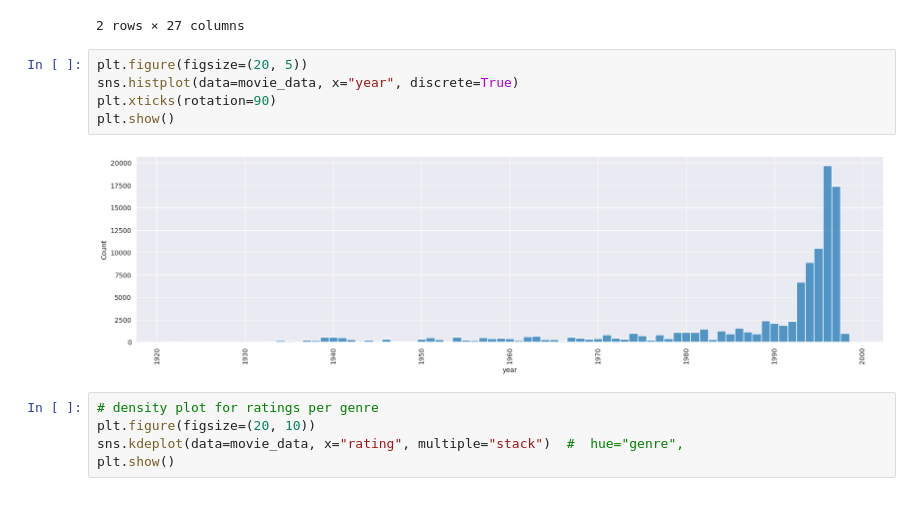
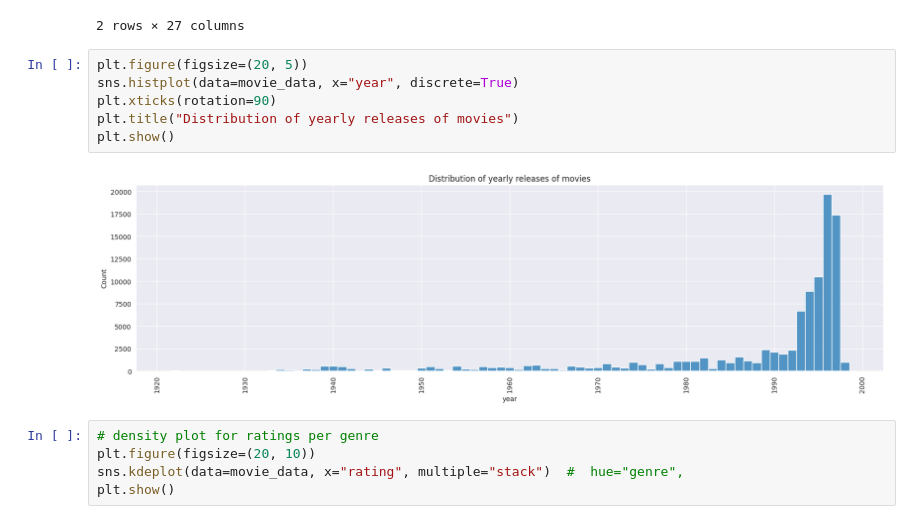
Before and after one commit to pkyoyetera/dynamic-graph-evolution, a Jupyter notebook: notebooks/movie_lens.ipynb, the cells around one changed output. Saved outputs shown, nothing was run; the diff lists cells and outputs as text.

```diff
--- a/notebooks/movie_lens.ipynb
+++ b/notebooks/movie_lens.ipynb
@@ -236,10 +237,11 @@ movie_data.head(2)
 # %%
 plt.figure(figsize=(20, 5))
 sns.histplot(data=movie_data, x="year", discrete=True)
 plt.xticks(rotation=90)
+plt.title("Distribution of yearly releases of movies")
 plt.show()
 # %% [output]
-[figure, old version]
+[figure, new version]
 # %%
 # density plot for ratings per genre
 plt.figure(figsize=(20, 10))
```
Also changed, not shown: parts of 5 cells of this notebook.
